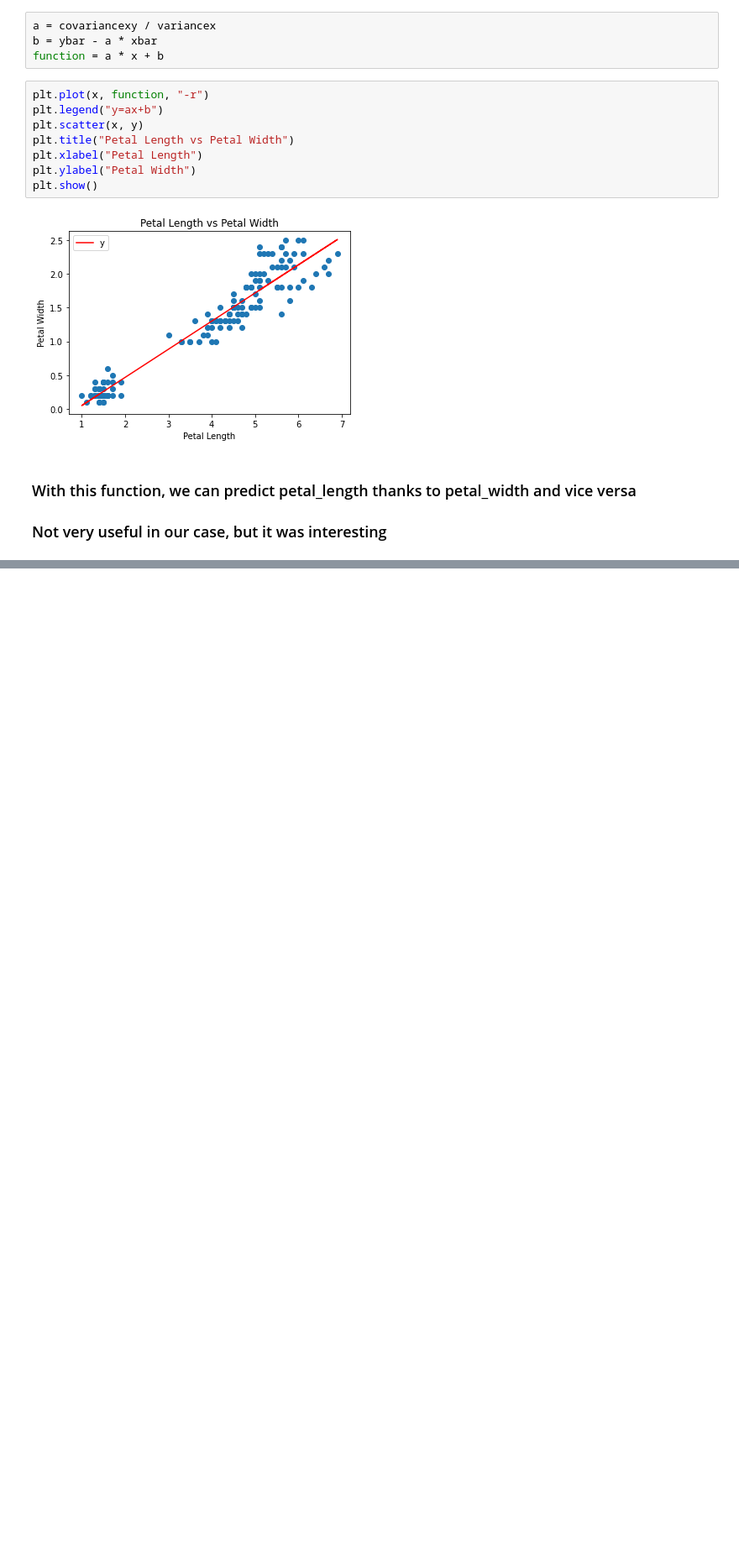
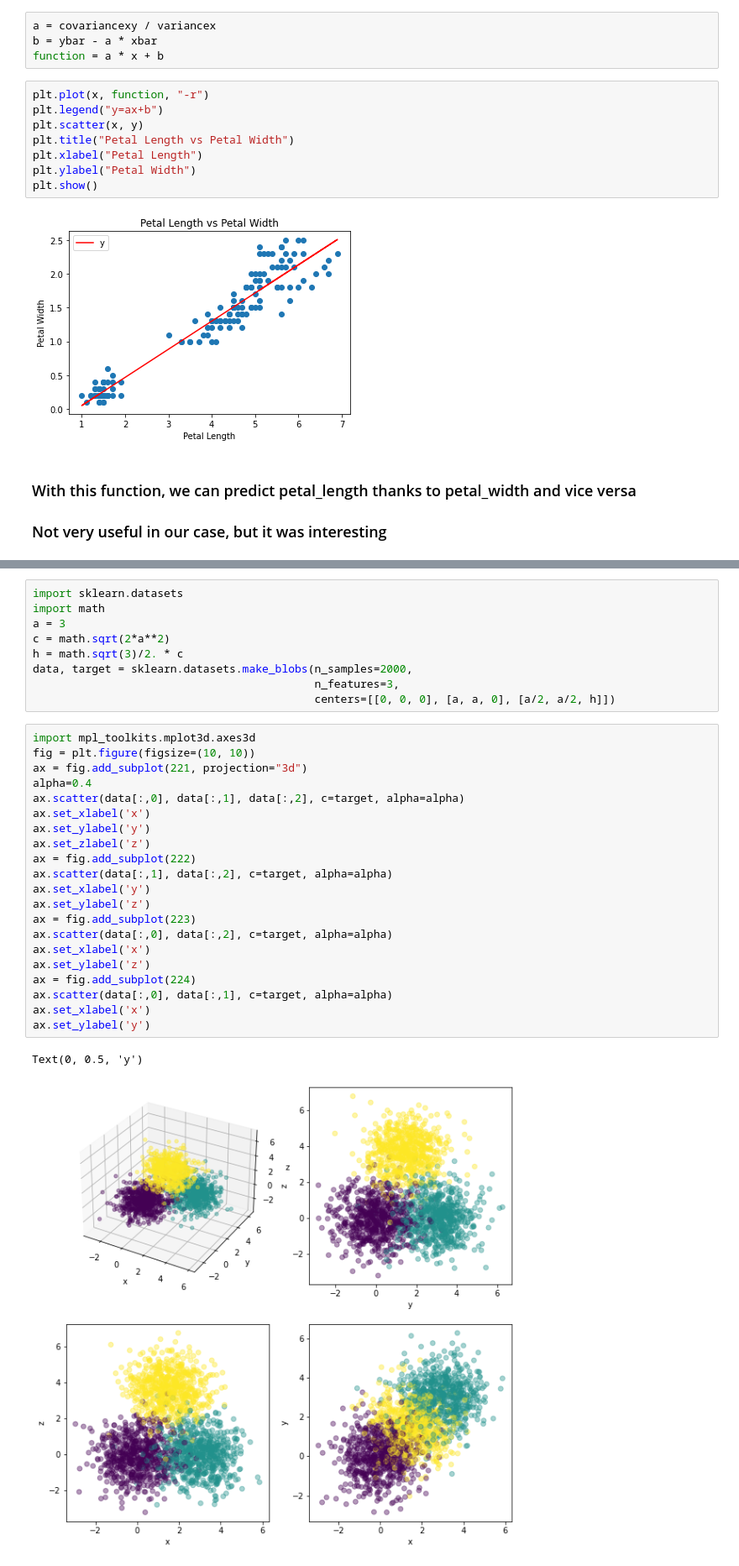
Before and after one commit to Meridolian/thedatafrog_tutorials, a Jupyter notebook: data_analysis/visualizing_datasets.ipynb, the cells around one changed output, grey strips where cells are left out. Shown at 84% size. Cells and saved outputs as stored; diff of their text form; blank space fills up the shorter version.

```diff
--- a/data_analysis/visualizing_datasets.ipynb
+++ b/data_analysis/visualizing_datasets.ipynb
@@ -144,0 +164,33 @@ plt.show()
+# %%
+import sklearn.datasets
+import math
+a = 3
+c = math.sqrt(2*a**2)
+h = math.sqrt(3)/2. * c
+data, target = sklearn.datasets.make_blobs(n_samples=2000,
+                                           n_features=3,
+                                           centers=[[0, 0, 0], [a, a, 0], [a/2, a/2, h]])
+# %%
+import mpl_toolkits.mplot3d.axes3d
+fig = plt.figure(figsize=(10, 10))
+ax = fig.add_subplot(221, projection="3d")
+alpha=0.4
+ax.scatter(data[:,0], data[:,1], data[:,2], c=target, alpha=alpha)
+ax.set_xlabel('x')
+ax.set_ylabel('y')
+ax.set_zlabel('z')
+ax = fig.add_subplot(222)
+ax.scatter(data[:,1], data[:,2], c=target, alpha=alpha)
+ax.set_xlabel('y')
+ax.set_ylabel('z')
+ax = fig.add_subplot(223)
+ax.scatter(data[:,0], data[:,2], c=target, alpha=alpha)
+ax.set_xlabel('x')
+ax.set_ylabel('z')
+ax = fig.add_subplot(224)
+ax.scatter(data[:,0], data[:,1], c=target, alpha=alpha)
+ax.set_xlabel('x')
+ax.set_ylabel('y')
+# %% [output]
+Text(0, 0.5, 'y')
+[figure, added]
```
Also changed, not shown: parts of 14 cells of this notebook.
